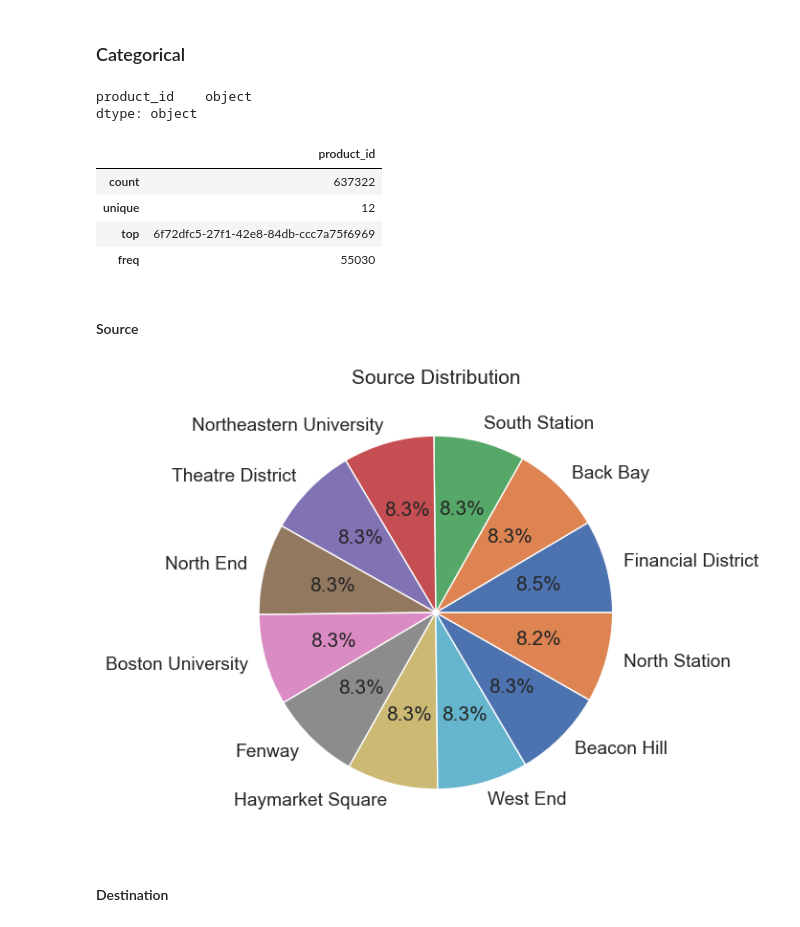
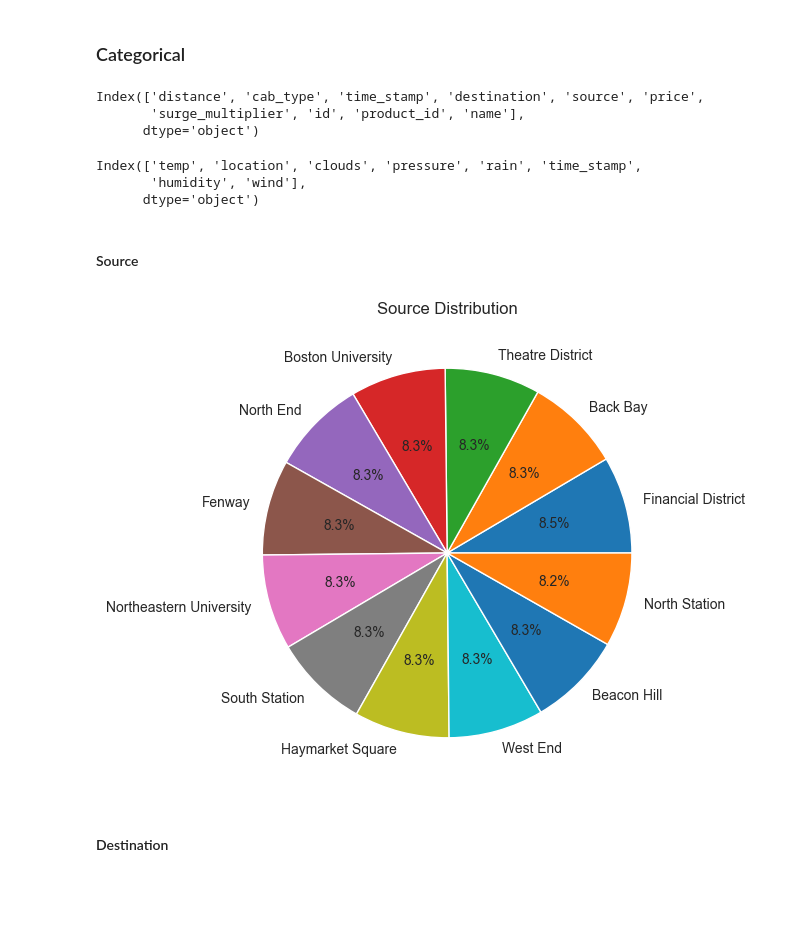
Before and after one commit to kasiadybcio/ML_2_regression-, a Jupyter notebook: notebooks/1. eda.ipynb, the cells around one changed output. Cells and saved outputs as stored; diff of their text form; code cells hidden in the pictures; blank space fills up the shorter version.

Commit message:
updated plots

```diff
--- a/notebooks/1. eda.ipynb
+++ b/notebooks/1. eda.ipynb
@@ -289,32 +289,31 @@ Name: price, dtype: float64
 ## Feature description
 # %% [markdown]
 ### Categorical
-# %%
-data.dtypes[data.dtypes == 'object']
-# %% [output]
-product_id    object
-dtype: object
-# %%
-data.describe(include=['O'])
-# %% [output]
-|  | product_id |
-| count | 637322 |
-| unique | 12 |
-| top | 6f72dfc5-27f1-42e8-84db-ccc7a75f6969 |
-| freq | 55030 |
+# %%
+rides.columns
+# %% [output]
+Index(['distance', 'cab_type', 'time_stamp', 'destination', 'source', 'price',
+       'surge_multiplier', 'id', 'product_id', 'name'],
+      dtype='object')
+# %%
+weather.columns
+# %% [output]
+Index(['temp', 'location', 'clouds', 'pressure', 'rain', 'time_stamp',
+       'humidity', 'wind'],
+      dtype='object')
 # %% [markdown]
 #### Source
 # %%
 sns.set_style("whitegrid")
 plot = plt.figure(figsize=(6,6))
 _title = 'Source Distribution'
 plt.title(_title)
-plt.pie(data['source'].value_counts(),labels=data['source'].value_counts().index,autopct='%1.1f%%')
+plt.pie(rides['source'].value_counts(),labels=rides['source'].value_counts().index,autopct='%1.1f%%')
 fig = plot.get_figure()
 fig.savefig(f'../data/outputs/1.eda/{_title.replace(" ","_")}.png')
 plt.show()
 # %% [output]
-[figure, old version]
+[figure, new version]
 # %% [markdown]
 #### Destination
 # %%
```
Also changed, not shown: parts of 10 cells of this notebook.
